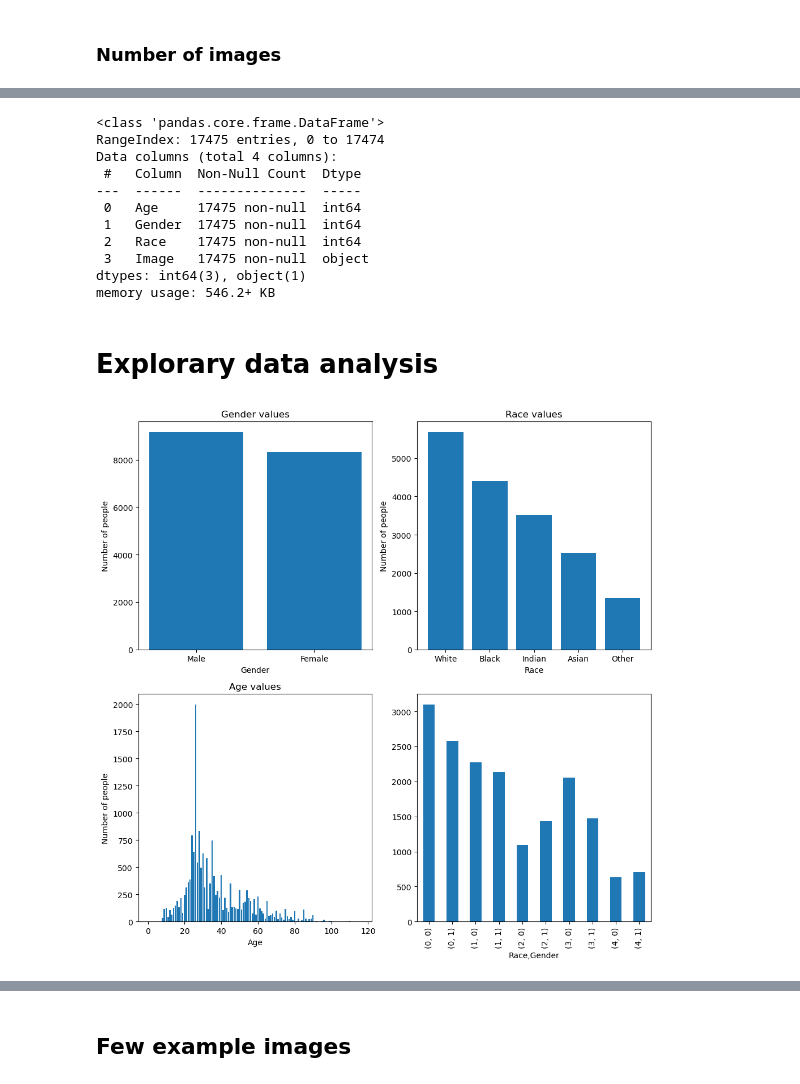
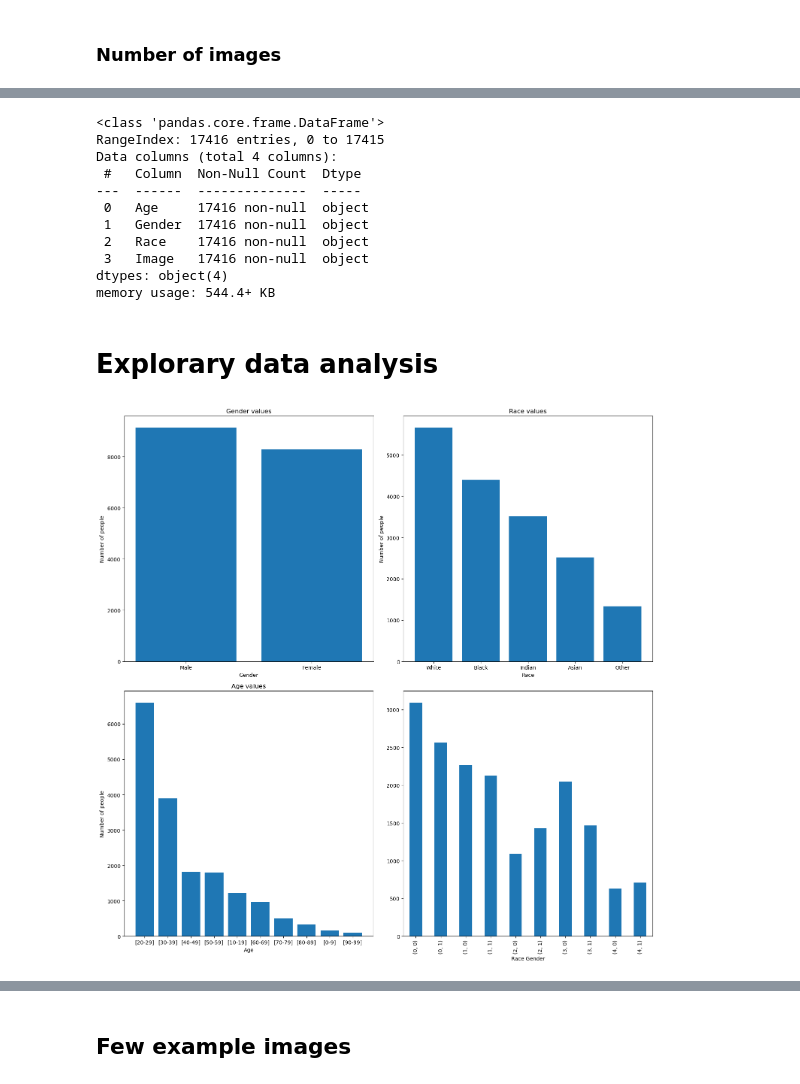
Before and after one commit to janmark101/AgeRaceGenderRecognition, a Jupyter notebook: RaceAgeGenderRecognition.ipynb, the cells around one changed output, grey strips where cells are left out. Saved outputs shown, nothing was run; the diff lists cells and outputs as text; code cells hidden in the pictures.

```diff
--- a/RaceAgeGenderRecognition.ipynb
+++ b/RaceAgeGenderRecognition.ipynb
@@ -13,10 +69,12 @@ from tensorflow.keras import regularizers
 # %%
-dataset_path = './Dataset'
+dataset_path_age_as_number = './Dataset'
+dataset_path_age_as_range = './Dataset_changed_age'
 # %%
-img_height = 128
-img_width = 128
-race = ['White','Black','Asian','Indian','Others']
-gender = ['Male','Female']
+img_height = 224
+img_width = 224
+race = np.array(['White','Black','Asian','Indian','Others'])
+gender = np.array(['Male','Female'])
+age = np.array(['[0-9]','[10-19]','[20-29]','[30-39]','[40-49]','[50-59]','[60-69]','[70-79]','[80-89]','[90-99]'])
 
 gender_map = {
     0: "Male",
@@ -30,18 +88,31 @@ race_map = {
     3: 'Indian',
     4: 'Other',
 }
+
+age_map = {
+    0 : '[0-9]',
+    1 : '[10-19]',
+    2 : '[20-29]',
+    3 : '[30-39]',
+    4 : '[40-49]',
+    5 : '[50-59]',
+    6 : '[60-69]',
+    7 : '[70-79]',
+    8 : '[80-89]',
+    9 : '[90-99]',
+}
 # %% [markdown]
 # Creating DataFrame with all images
 # %%
 import random
-image_filenames = os.listdir(dataset_path)
+image_filenames = np.array(os.listdir(dataset_path_age_as_range),dtype=np.str_)
 random.shuffle(image_filenames)
 # %%
 def extract_features(filename):
     age,gender,race,_ = filename.split('_')
     return (int(age),int(gender),int(race),filename)
 # %%
-feature = [extract_features(filename) for filename in image_filenames]
+feature = np.array([extract_features(filename) for filename in image_filenames])
 df = pd.DataFrame(feature, columns=['Age','Gender','Race','Image'])
 df.head()
 # %% [output]
@@ -76,43 +140,45 @@ df.describe(include='all')
 df.info()
 # %% [output]
 <class 'pandas.core.frame.DataFrame'>
-RangeIndex: 17475 entries, 0 to 17474
+RangeIndex: 17416 entries, 0 to 17415
 Data columns (total 4 columns):
  #   Column  Non-Null Count  Dtype
 ---  ------  --------------  -----
- 0   Age     17475 non-null  int64
- 1   Gender  17475 non-null  int64
- 2   Race    17475 non-null  int64
- 3   Image   17475 non-null  object
-dtypes: int64(3), object(1)
-memory usage: 546.2+ KB
+ 0   Age     17416 non-null  object
+ 1   Gender  17416 non-null  object
+ 2   Race    17416 non-null  object
+ 3   Image   17416 non-null  object
+dtypes: object(4)
+memory usage: 544.4+ KB
 # %% [markdown]
 # Explorary data analysis
 # %%
 gender_counts = df['Gender'].value_counts()
 race_counts = df['Race'].value_counts()
 age_counts = df['Age'].value_counts()
 
-fig, axs = plt.subplots(2, 2, figsize=(10, 10))
+fig, axs = plt.subplots(2, 2, figsize=(15, 15))
 
-axs[0][0].bar(gender_counts.index.map(gender_map), gender_counts.values)
+
+axs[0][0].bar(gender_counts.index.astype(int).map(gender_map), gender_counts.values)
 axs[0][0].set_title('Gender values')
 axs[0][0].set_xlabel('Gender')
 axs[0][0].set_ylabel('Number of people')
 
-axs[0][1].bar(race_counts.index.map(race_map), race_counts.values)
+axs[0][1].bar(race_counts.index.astype(int).map(race_map), race_counts.values)
 axs[0][1].set_title('Race values')
 axs[0][1].set_xlabel('Race')
 axs[0][1].set_ylabel('Number of people')
 
-axs[1][0].bar(age_counts.index,age_counts.values)
+axs[1][0].bar(age_counts.index.astype(int).map(age_map),age_counts.values)
 axs[1][0].set_title('Age values')
 axs[1][0].set_xlabel('Age')
 axs[1][0].set_ylabel('Number of people')
 
 axs[1][1] = df.groupby(by=['Race','Gender'])[['Race','Gender']].value_counts().plot(kind='bar')
+axs[1][1].set_xlabel('Race Gender')
 
 plt.tight_layout()
 plt.show()
 # %% [output]
-[figure, old version]
+[figure, new version]
```
Also changed, not shown: parts of 27 cells of this notebook, 4 other files.
